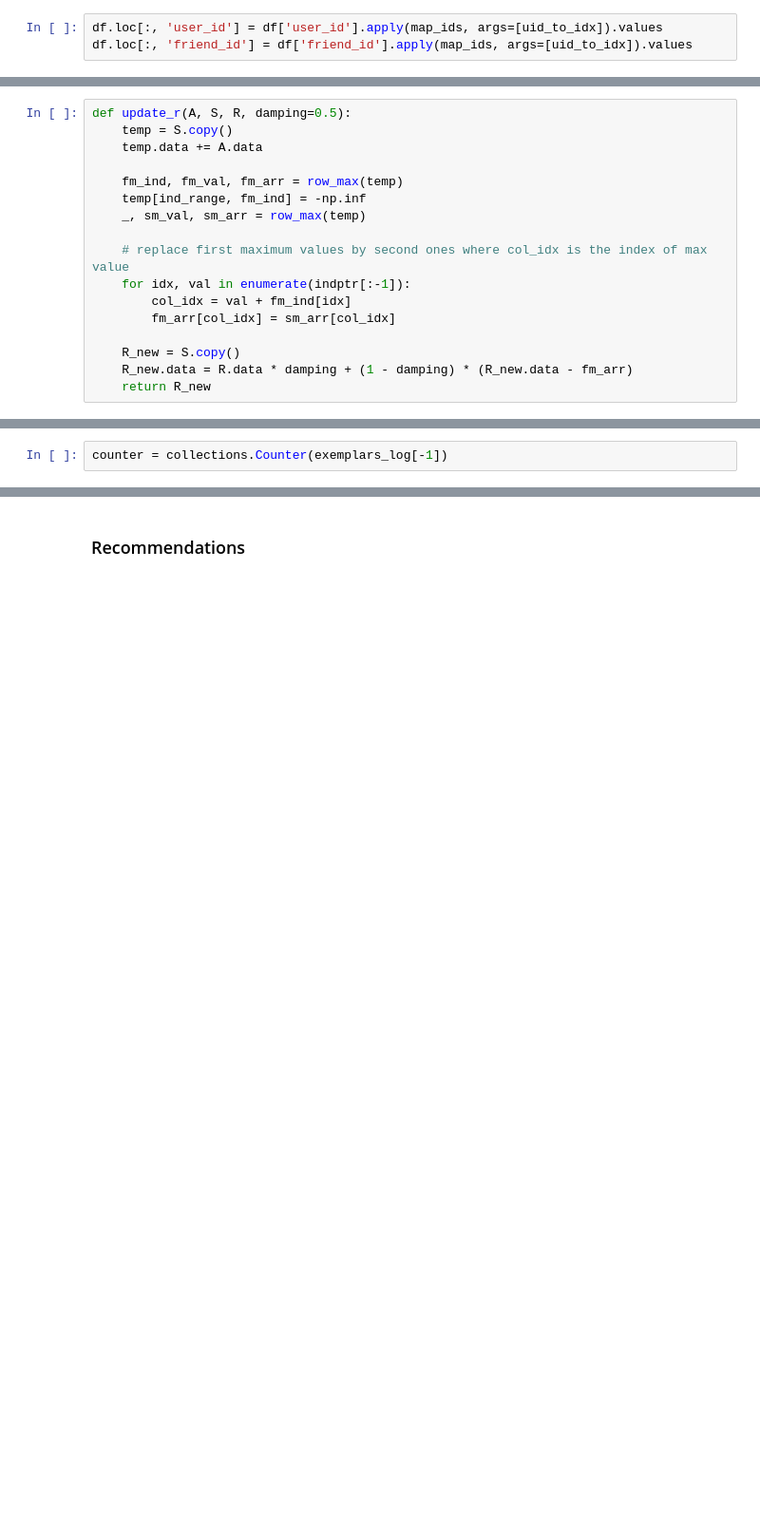
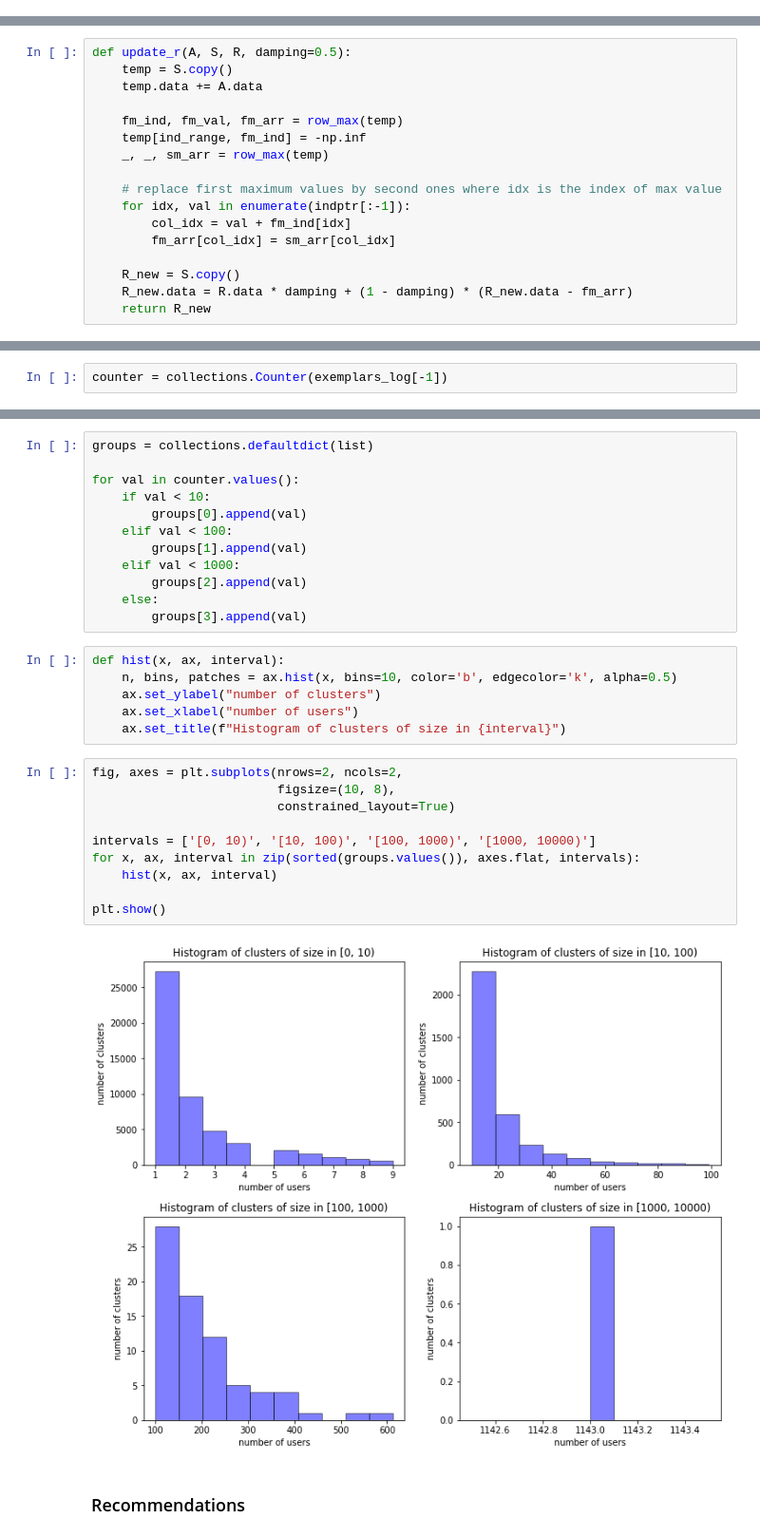
Before and after one commit to viorina/ml-course, a Jupyter notebook: homework03/affinity_propagation.ipynb, the cells around one changed output, grey strips where cells are left out. Shown at 95% size. Cells and saved outputs as stored; diff of their text form; blank space fills up the shorter version.

```diff
--- a/homework03/affinity_propagation.ipynb
+++ b/homework03/affinity_propagation.ipynb
@@ -83,6 +36,3 @@ def map_ids(row, mapper):
-# %%
-df.loc[:, 'user_id'] = df['user_id'].apply(map_ids, args=[uid_to_idx]).values
-df.loc[:, 'friend_id'] = df['friend_id'].apply(map_ids, args=[uid_to_idx]).values
 # %% [markdown]
 Initialize S (Similarity), A (Availability) and R (Responsibility) matrices.
 # %%
@@ -134,9 +84,9 @@ def update_r(A, S, R, damping=0.5):
 
     fm_ind, fm_val, fm_arr = row_max(temp)
     temp[ind_range, fm_ind] = -np.inf
-    _, sm_val, sm_arr = row_max(temp)
+    _, _, sm_arr = row_max(temp)
 
-    # replace first maximum values by second ones where col_idx is the index of max value
+    # replace first maximum values by second ones where idx is the index of max value
     for idx, val in enumerate(indptr[:-1]):
         col_idx = val + fm_ind[idx]
         fm_arr[col_idx] = sm_arr[col_idx]
@@ -201,2 +153,32 @@ counter.most_common(5)
+# %%
+groups = collections.defaultdict(list)
+
+for val in counter.values():
+    if val < 10:
+        groups[0].append(val)
+    elif val < 100:
+        groups[1].append(val)
+    elif val < 1000:
+        groups[2].append(val)
+    else:
+        groups[3].append(val)
+# %%
+def hist(x, ax, interval):
+    n, bins, patches = ax.hist(x, bins=10, color='b', edgecolor='k', alpha=0.5)
+    ax.set_ylabel("number of clusters")
+    ax.set_xlabel("number of users")
+    ax.set_title(f"Histogram of clusters of size in {interval}")
+# %%
+fig, axes = plt.subplots(nrows=2, ncols=2,
+                         figsize=(10, 8),
+                         constrained_layout=True)
+
+intervals = ['[0, 10)', '[10, 100)', '[100, 1000)', '[1000, 10000)']
+for x, ax, interval in zip(sorted(groups.values()), axes.flat, intervals):
+    hist(x, ax, interval)
+
+plt.show()
+# %% [output]
+[figure, added]
 # %% [markdown]
 ### Recommendations
```
Also changed, not shown: parts of 36 cells of this notebook.
